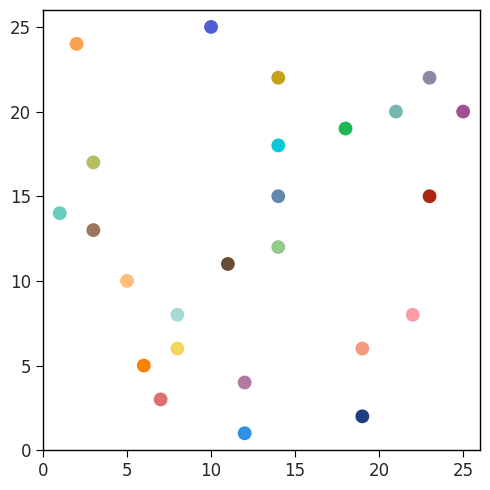
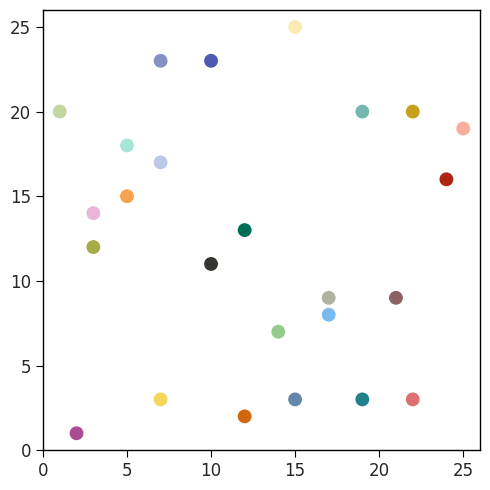
Code edit (unified diff) that turned the first committed figure into the second:
--- before
+++ after
@@ -59,4 +59,4 @@
 
     plt.tight_layout()
-    plt.savefig(f"{A}_{B}.svg", format="svg", bbox_inches="tight", dpi=300)
+    plt.savefig(f"{A}_{B}.svg", format="svg", bbox_inches="tight", dpi=150)
     plt.show()

Commit: Update files